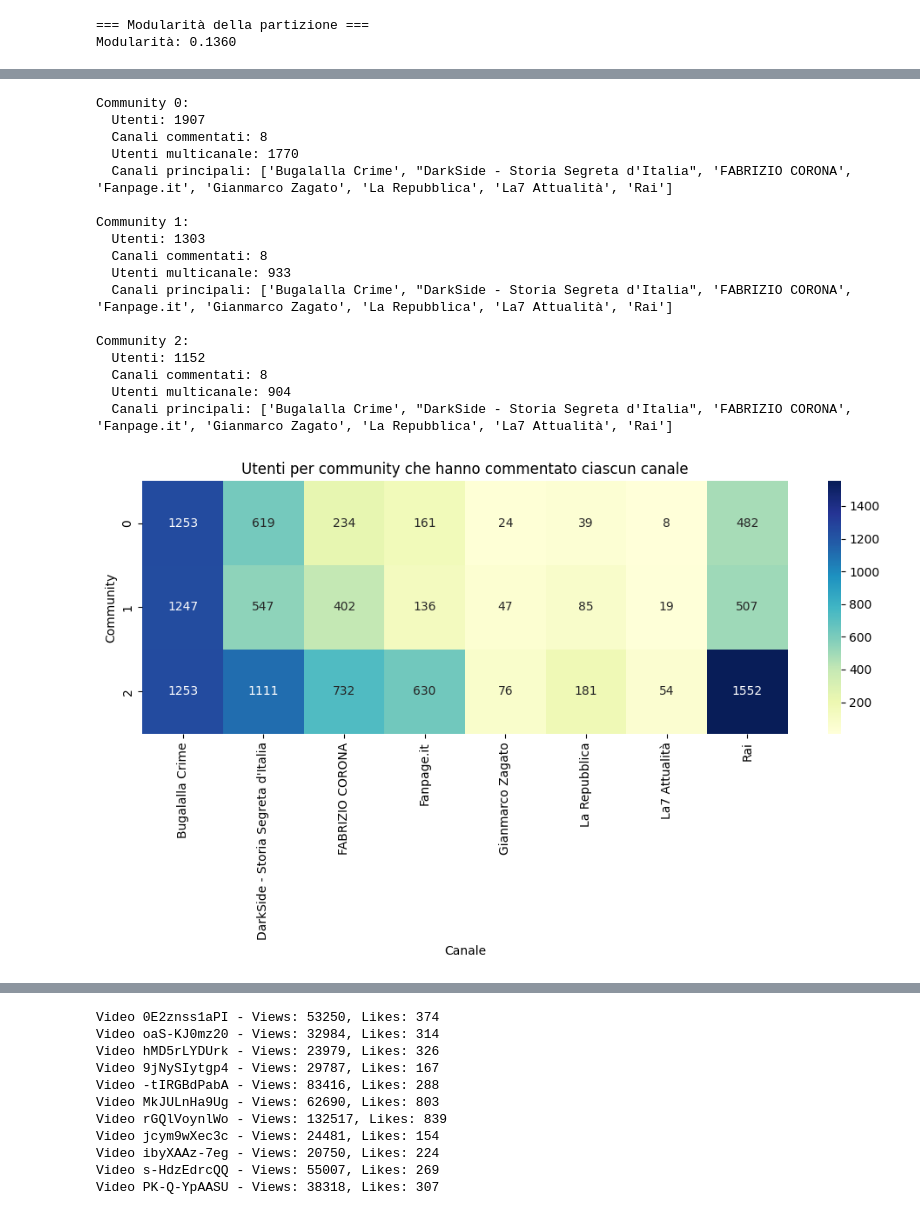
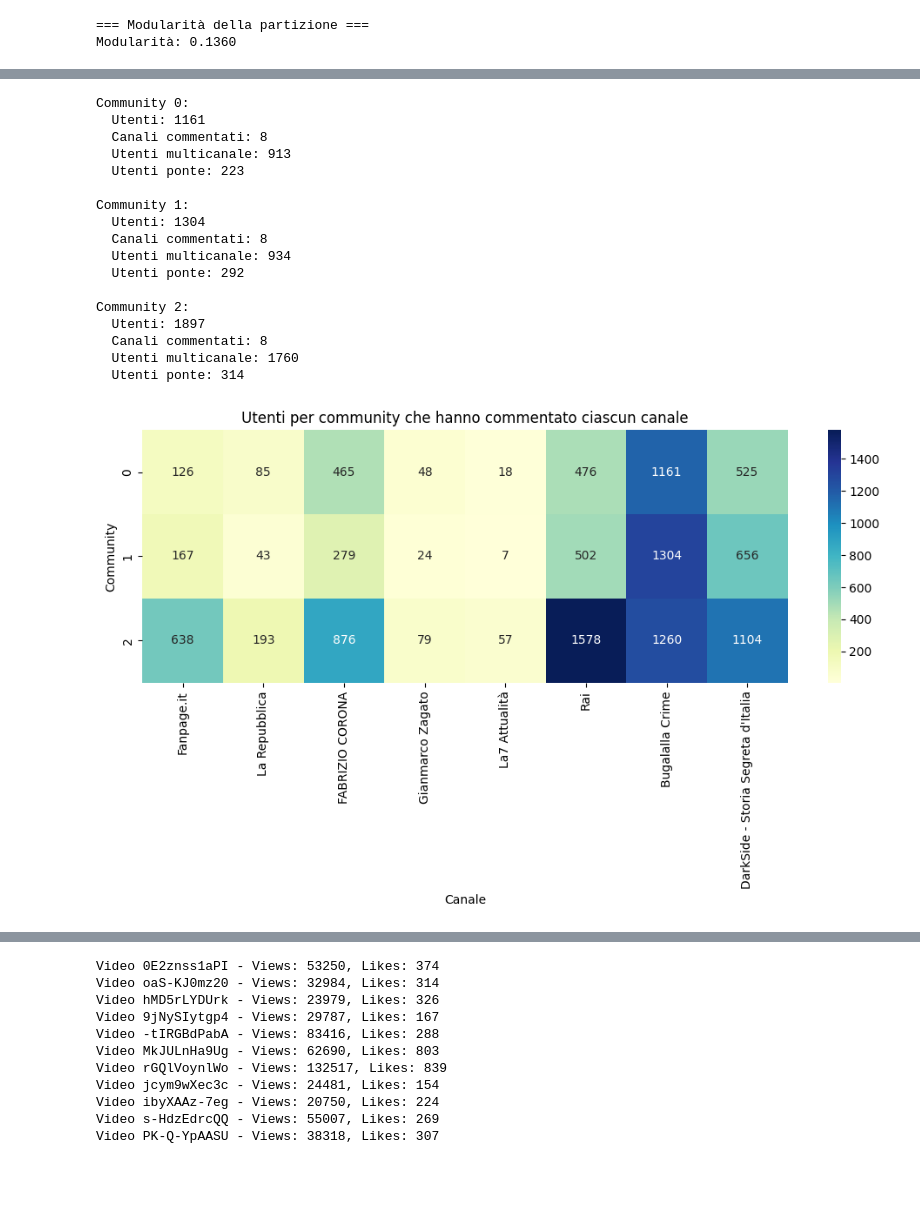
Before and after one commit to fedeceru/SMMproject, a Jupyter notebook: src/network_analysis.ipynb, the cells around one changed output, grey strips where cells are left out. Saved outputs shown, nothing was run; the diff lists cells and outputs as text; code cells hidden in the pictures; blank space fills up the shorter version.

```diff
--- a/src/network_analysis.ipynb
+++ b/src/network_analysis.ipynb
@@ -102,6 +100,12 @@ for c in comments:
     Comments_of_channel[channel].append(comment_obj)
     Comments_by_user[author].append(comment_obj)
 
+# Mappa comment_id → autore
+author_of_comment = {}
+for user_comments in Comments_by_user.values():
+    for comment in user_comments:
+        author_of_comment[comment.id] = comment.author
+
 # Debug: stampa sommaria
 print(f"Video totali: {len(Channel_of)}")
 print(f"Utenti unici: {len(Comments_by_user)}")
@@ -279,0 +284,3 @@ for canale in canali:
+# %%
+for u, comms in community_collegate_da_utente.items():
+    print(f"Utente {u} collega le community: {comms}")
@@ -284,38 +309,53 @@ for comm in sorted(community_to_users):
     n_users = len(users)
     n_channels = len(channels)
     n_multi = sum(1 for u in users if len(Channels_commented_by.get(u, set())) > 1)
+    n_ponte = sum(
+        1 for u in users
+        if u in utenti_ponte
+    )
     print(f"\nCommunity {comm}:")
     print(f"  Utenti: {n_users}")
     print(f"  Canali commentati: {n_channels}")
     print(f"  Utenti multicanale: {n_multi}")
-    print(f"  Canali principali: {sorted(list(channels))}")
+    print(f"  Utenti ponte: {n_ponte}")
 # %% [output]
 Community 0:
-  Utenti: 1907
+  Utenti: 1161
   Canali commentati: 8
-  Utenti multicanale: 1770
-  Canali principali: ['Bugalalla Crime', "DarkSide - Storia Segreta d'Italia", 'FABRIZIO CORONA', 'Fanpage.it', 'Gianmarco Zagato', 'La Repubblica', 'La7 Attualità', 'Rai']
+  Utenti multicanale: 913
+  Utenti ponte: 223
 
 Community 1:
-  Utenti: 1303
+  Utenti: 1304
   Canali commentati: 8
-  Utenti multicanale: 933
-  Canali principali: ['Bugalalla Crime', "DarkSide - Storia Segreta d'Italia", 'FABRIZIO CORONA', 'Fanpage.it', 'Gianmarco Zagato', 'La Repubblica', 'La7 Attualità', 'Rai']
+  Utenti multicanale: 934
+  Utenti ponte: 292
 
 Community 2:
-  Utenti: 1152
+  Utenti: 1897
   Canali commentati: 8
-  Utenti multicanale: 904
-  Canali principali: ['Bugalalla Crime', "DarkSide - Storia Segreta d'Italia", 'FABRIZIO CORONA', 'Fanpage.it', 'Gianmarco Zagato', 'La Repubblica', 'La7 Attualità', 'Rai']
+  Utenti multicanale: 1760
+  Utenti ponte: 314
 # %%
 # 3. Matrice community-canale
+mat_comm_canale = pd.DataFrame(
+    0, index=sorted(community_to_users.keys()), columns=canali
+)
+
+for comm, users in community_to_users.items():
+    for user in users:
+        for ch in Channels_commented_by.get(user, []):
+            if ch in canali:
+                mat_comm_canale.loc[comm, ch] += 1
+
+
 plt.figure(figsize=(10, 6))
 sns.heatmap(mat_comm_canale, annot=True, fmt="d", cmap="YlGnBu")
 plt.title("Utenti per community che hanno commentato ciascun canale")
 plt.xlabel("Canale")
 plt.ylabel("Community")
 plt.tight_layout()
 plt.show()
 # %% [output]
-[figure, old version]
+[figure, new version]
 # %%
```
Also changed, not shown: parts of 6 cells of this notebook.
